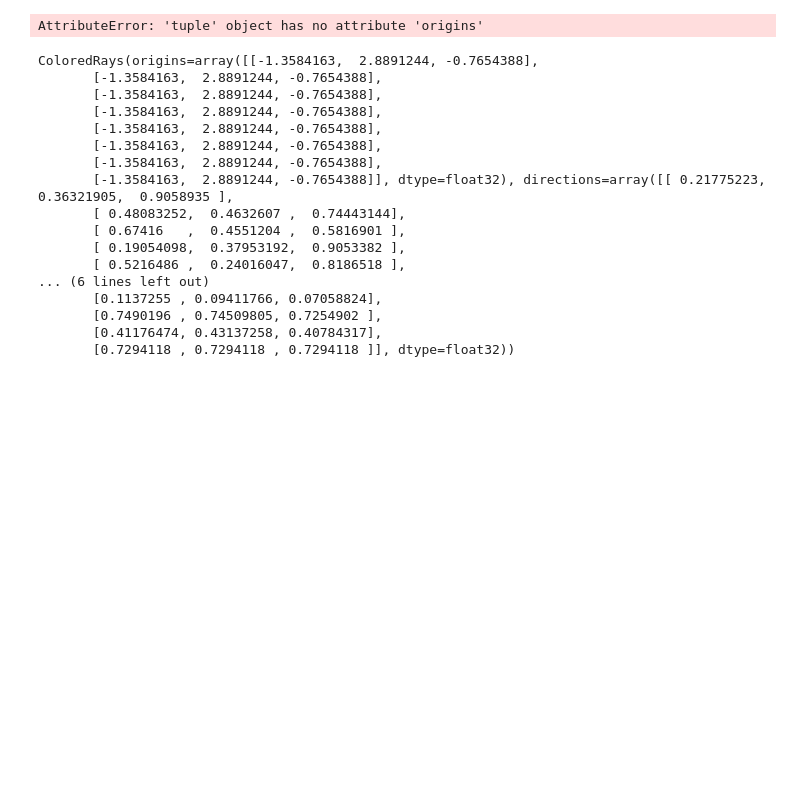
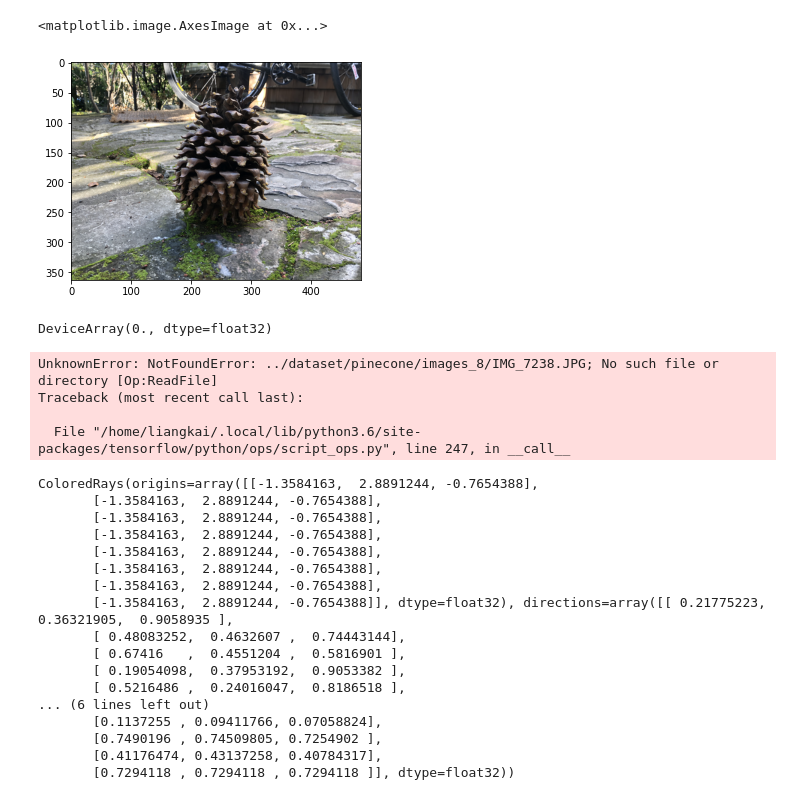
Before and after one commit to liangkaizhang/yet-another-jax-nerf, a Jupyter notebook: scripts/test_dataset.ipynb, the cells around one changed output. Drawn from its saved outputs; the diff is of its cells as text; code cells hidden in the pictures; blank space fills up the shorter version.

```diff
--- a/scripts/test_dataset.ipynb
+++ b/scripts/test_dataset.ipynb
@@ -20,8 +275,8 @@ import jax
 # %%
 ds_config =  DatasetConfig(model_dir='../dataset/pinecone/sparse/0/',
-                           images_dir='../dataset/pinecone/images/',
+                           images_dir='../dataset/pinecone/images_8/',
                            batch_from_single_image=True,
-                           batch_size=8)
+                           train_batch_size=8, test_batch_size=-1)
 trainer_config = TrainerConfig(dataset_config=ds_config)
 # %%
 trainer = Trainer(trainer_config)
@@ -48,0 +286,4 @@ Rays(origins=ShardedDeviceArray([[[ 0.8414927, -3.5839822,  2.186288 ],
+# %%
+data = []
+for step, rays in zip(range(1), train_iter):
+    data.append(rays)
@@ -49,3 +319,13 @@ Rays(origins=ShardedDeviceArray([[[ 0.8414927, -3.5839822,  2.186288 ],
+# %%
+img = np.reshape(data[0].colors, [363, 484, 3])
+plt.imshow(img)
+# %% [output]
+<matplotlib.image.AxesImage at 0x...>
+[figure, added]
+# %%
+np.min(img)
+# %% [output]
+DeviceArray(0., dtype=float32)
 # %%
 lines = []
 colors = []
@@ -53,7 +333,7 @@ colors = []
 def make_line(origin, direction, length=10):
     return origin, origin + direction * length
 
-for elements in train_ds.take(200).as_numpy_iterator():
+for elements in train_iter:
     origins = elements.origins
     directions = elements.directions
     pixels = elements.colors
@@ -64,7 +344,10 @@ for elements in train_ds.take(200).as_numpy_iterator():
         lines.append(p1)
         colors.append(pixels[i, ...])
 # %% [output]
-AttributeError: 'tuple' object has no attribute 'origins'
+UnknownError: NotFoundError: ../dataset/pinecone/images_8/IMG_7238.JPG; No such file or directory [Op:ReadFile]
+Traceback (most recent call last):
+
+  File "/home/liangkai/.local/lib/python3.6/site-packages/tensorflow/python/ops/script_ops.py", line 247, in __call__
 # %%
 elements
 # %% [output]
```
Also changed, not shown: parts of 26 cells of this notebook, 15 other files.
